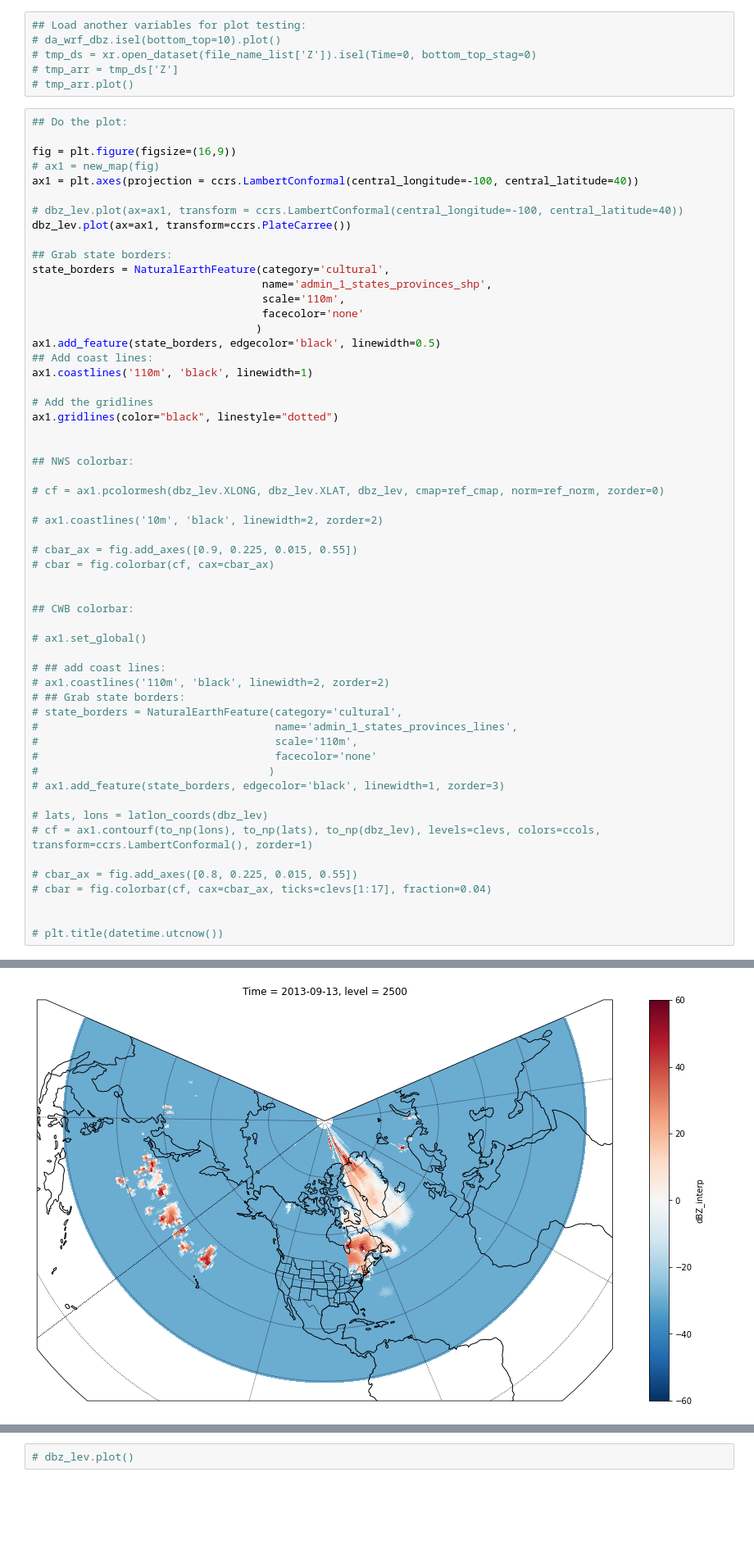
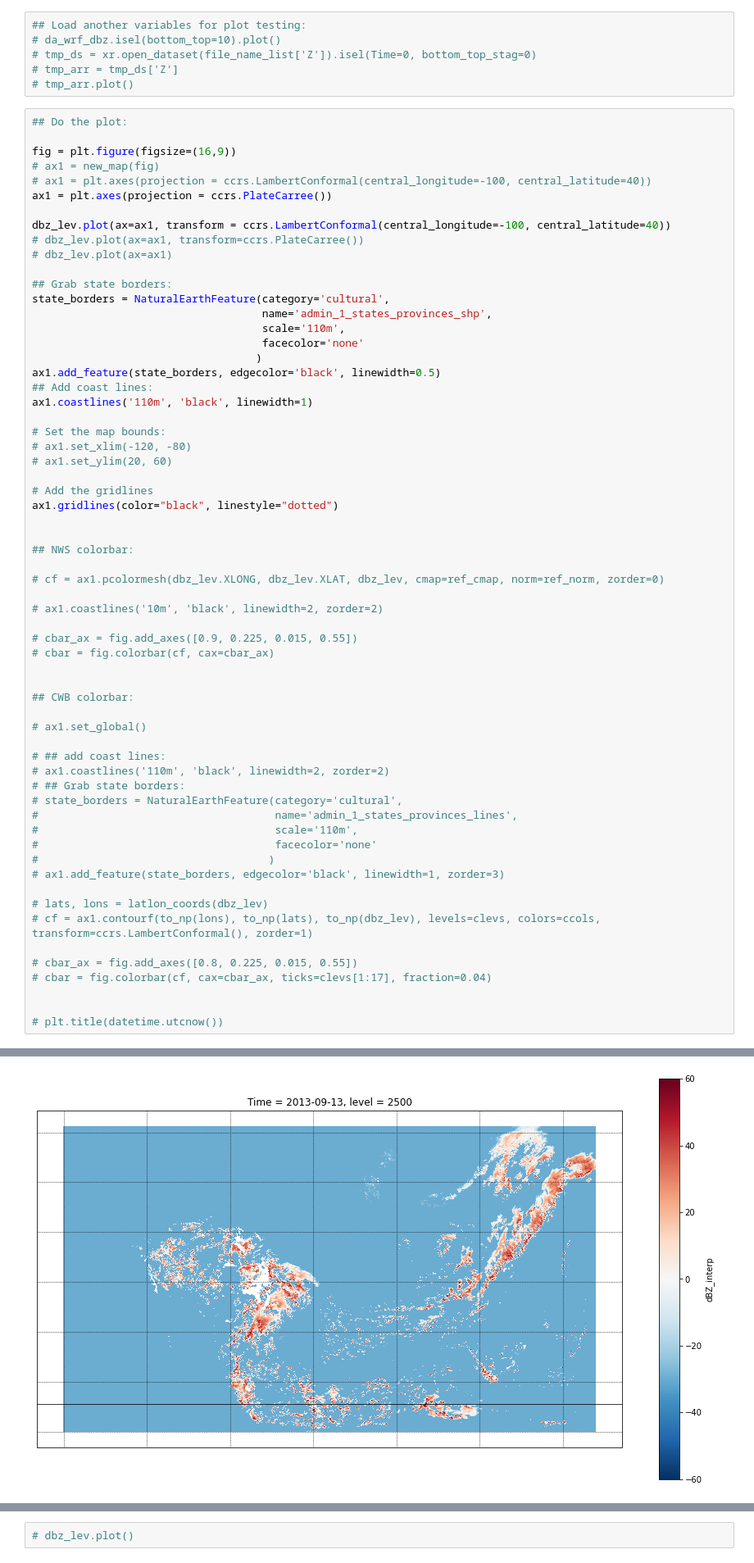
Before and after one commit to Lusicl/WRF_dBZ_Cloud_Classification, a Jupyter notebook: WRF_dBZ_Class_CONUS1/wrf_dbz_ConvStra_test.ipynb, the cells around one changed output, grey strips where cells are left out. Shown at 82% size. Cells and saved outputs as stored; diff of their text form; blank space fills up the shorter version.

```diff
--- a/WRF_dBZ_Class_CONUS1/wrf_dbz_ConvStra_test.ipynb
+++ b/WRF_dBZ_Class_CONUS1/wrf_dbz_ConvStra_test.ipynb
@@ -162,10 +148,12 @@ ccols = ['#ffffff','#98ffff','#009aff','#1919ff','#19ff19','#19cd19','#19A019','
 
 fig = plt.figure(figsize=(16,9))
 # ax1 = new_map(fig)
-ax1 = plt.axes(projection = ccrs.LambertConformal(central_longitude=-100, central_latitude=40))
+# ax1 = plt.axes(projection = ccrs.LambertConformal(central_longitude=-100, central_latitude=40))
+ax1 = plt.axes(projection = ccrs.PlateCarree())
 
-# dbz_lev.plot(ax=ax1, transform = ccrs.LambertConformal(central_longitude=-100, central_latitude=40))
-dbz_lev.plot(ax=ax1, transform=ccrs.PlateCarree())
+dbz_lev.plot(ax=ax1, transform = ccrs.LambertConformal(central_longitude=-100, central_latitude=40))
+# dbz_lev.plot(ax=ax1, transform=ccrs.PlateCarree())
+# dbz_lev.plot(ax=ax1)
 
 ## Grab state borders:
 state_borders = NaturalEarthFeature(category='cultural',
@@ -176,6 +164,10 @@ state_borders = NaturalEarthFeature(category='cultural',
 ax1.add_feature(state_borders, edgecolor='black', linewidth=0.5)
 ## Add coast lines:
 ax1.coastlines('110m', 'black', linewidth=1)
+
+# Set the map bounds:
+# ax1.set_xlim(-120, -80)
+# ax1.set_ylim(20, 60)
 
 # Add the gridlines
 ax1.gridlines(color="black", linestyle="dotted")
@@ -188,34 +180,34 @@ ax1.gridlines(color="black", linestyle="dotted")
 # ax1.coastlines('10m', 'black', linewidth=2, zorder=2)
 
 # cbar_ax = fig.add_axes([0.9, 0.225, 0.015, 0.55])
 # cbar = fig.colorbar(cf, cax=cbar_ax)
 
 
 ## CWB colorbar:
 
 # ax1.set_global()
 
 # ## add coast lines:
 # ax1.coastlines('110m', 'black', linewidth=2, zorder=2)
 # ## Grab state borders:
 # state_borders = NaturalEarthFeature(category='cultural',
 #                                     name='admin_1_states_provinces_lines',
 #                                     scale='110m',
 #                                     facecolor='none'
 #                                    )
 # ax1.add_feature(state_borders, edgecolor='black', linewidth=1, zorder=3)
 
 # lats, lons = latlon_coords(dbz_lev)
 # cf = ax1.contourf(to_np(lons), to_np(lats), to_np(dbz_lev), levels=clevs, colors=ccols, transform=ccrs.LambertConformal(), zorder=1)
 
 # cbar_ax = fig.add_axes([0.8, 0.225, 0.015, 0.55])
 # cbar = fig.colorbar(cf, cax=cbar_ax, ticks=clevs[1:17], fraction=0.04)
 
 
 # plt.title(datetime.utcnow())
 # %% [output]
 <cartopy.mpl.gridliner.Gridliner at 0x...>
-[figure, old version]
+[figure, new version]
 # %%
 # lats, lons = latlon_coords(dbz_lev)
 
```
Also changed, not shown: parts of 1 cell of this notebook.
